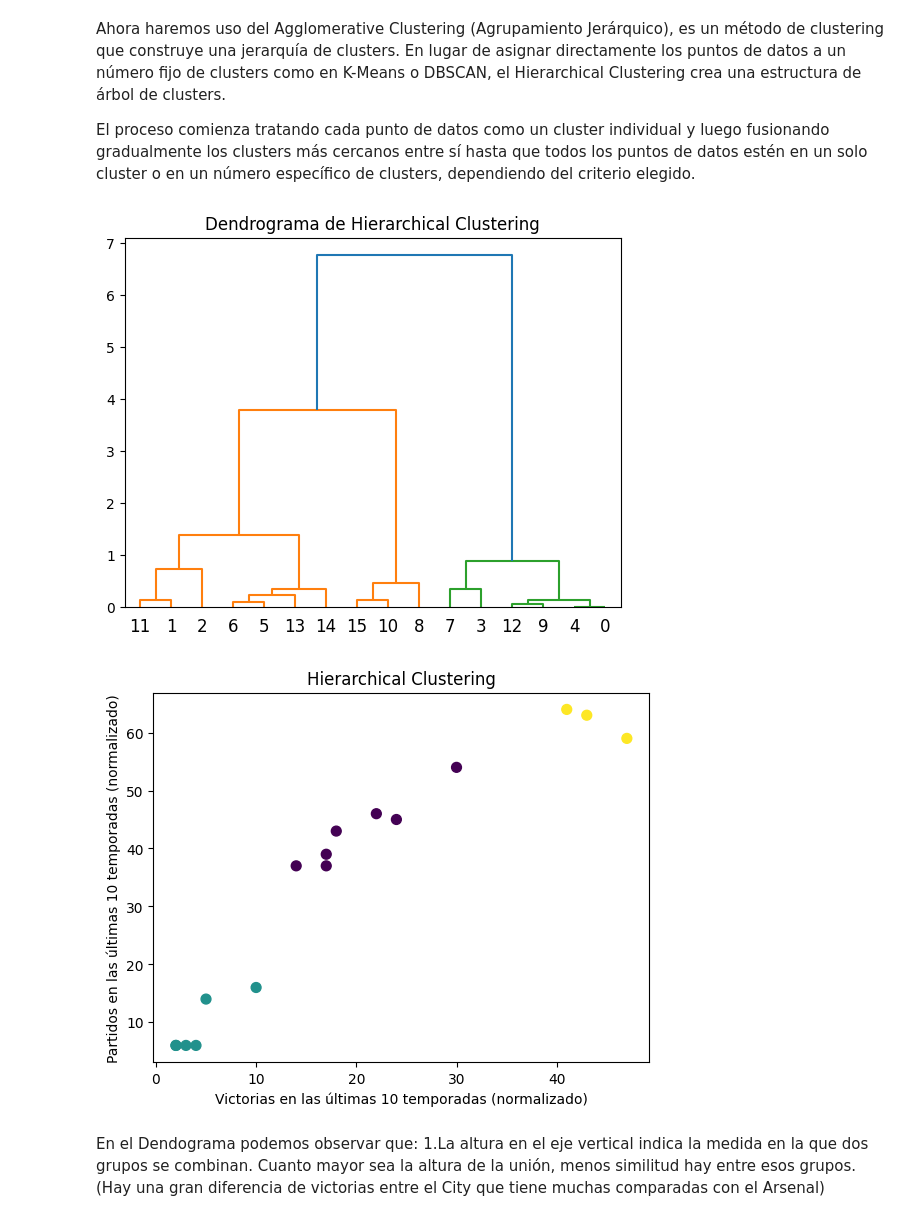
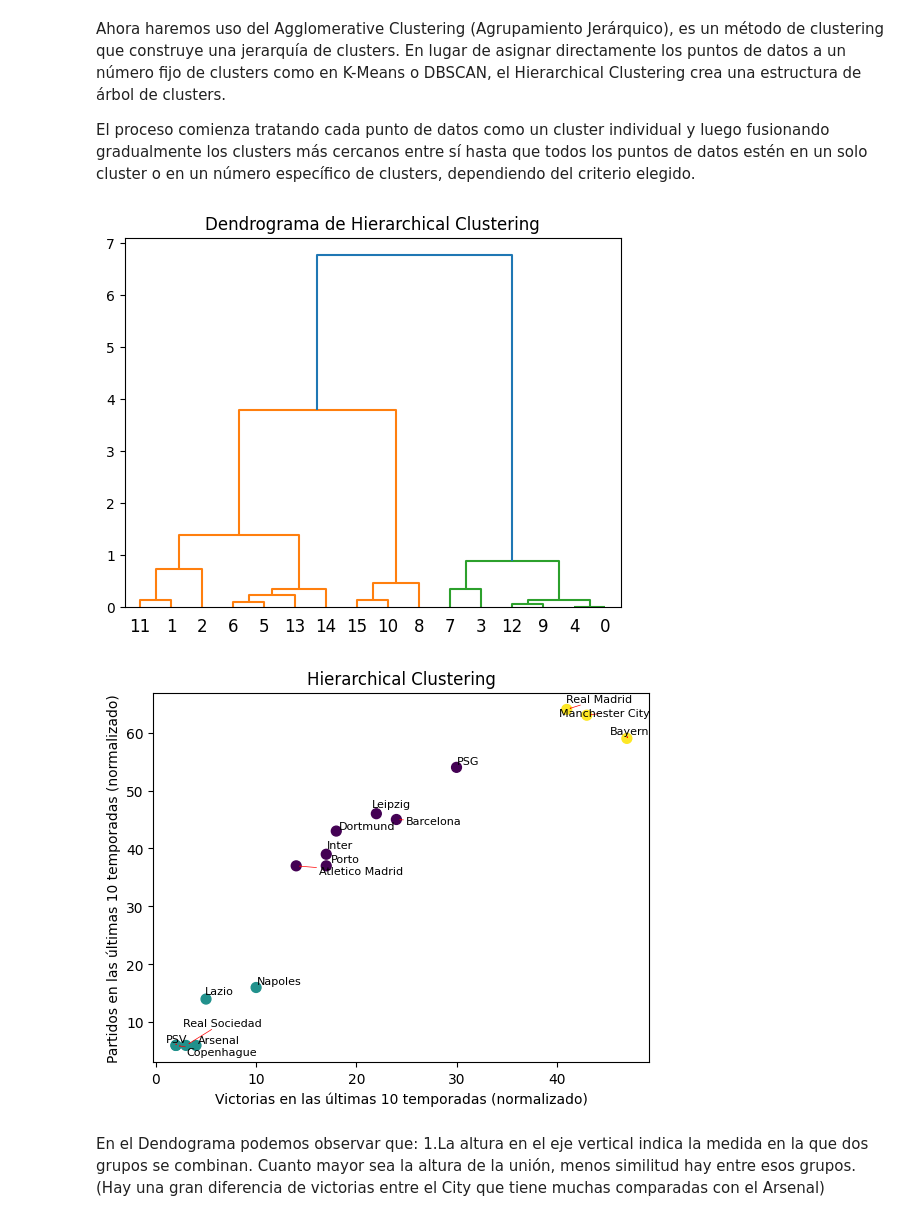
Before and after one commit to joseluis031/red_neuronal_profunda, a Jupyter notebook: clustering.ipynb, the cells around one changed output. Saved outputs shown, nothing was run; the diff lists cells and outputs as text; code cells hidden in the pictures.

Commit message:
clustering done

```diff
--- a/clustering.ipynb
+++ b/clustering.ipynb
@@ -366,16 +366,27 @@ linked = linkage(X_scaled, 'ward')
 dendrogram(linked, orientation='top', distance_sort='descending', show_leaf_counts=True)
 plt.title('Dendrograma de Hierarchical Clustering')
 plt.show()
-
-# Visualizar los resultados del clustering
-plt.scatter(df['victorias_ult10_temp'], df['partidos_ult10_temp'], c=df['cluster'], cmap='viridis', s=50)
-plt.title('Hierarchical Clustering')
-plt.xlabel('Victorias en las últimas 10 temporadas (normalizado)')
-plt.ylabel('Partidos en las últimas 10 temporadas (normalizado)')
-plt.show()
 # %% [output]
 [figure]
-[figure, removed]
+# %%
+
+# Visualizar los resultados del clustering
+plt.scatter(df['victorias_ult10_temp'], df['partidos_ult10_temp'], c=df['cluster'], cmap='viridis', s=50)
+plt.title('Hierarchical Clustering')
+plt.xlabel('Victorias en las últimas 10 temporadas (normalizado)')
+plt.ylabel('Partidos en las últimas 10 temporadas (normalizado)')
+
+# Agregar etiquetas a cada punto
+texts = []
+for x, y, equipo in zip(df['victorias_ult10_temp'], df['partidos_ult10_temp'], df['equipo']):
+    texts.append(plt.text(x, y, equipo, fontsize=8))
+
+# Ajustar las etiquetas para evitar superposiciones
+adjust_text(texts, arrowprops=dict(arrowstyle="->", color='red', lw=0.5))
+
+plt.show()
+# %% [output]
+[figure, added]
 # %% [markdown]
 En el Dendograma podemos observar que:
 1.La altura en el eje vertical indica la medida en la que dos grupos se combinan. Cuanto mayor sea la altura de la unión, menos similitud hay entre esos grupos.(Hay una gran diferencia de victorias entre el City que tiene muchas comparadas con el Arsenal)
```
Also changed, not shown: 9 other files.
